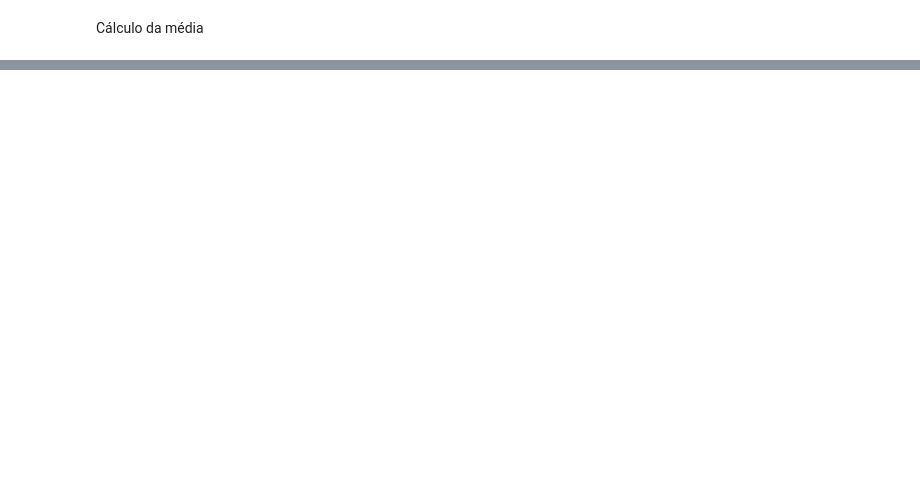
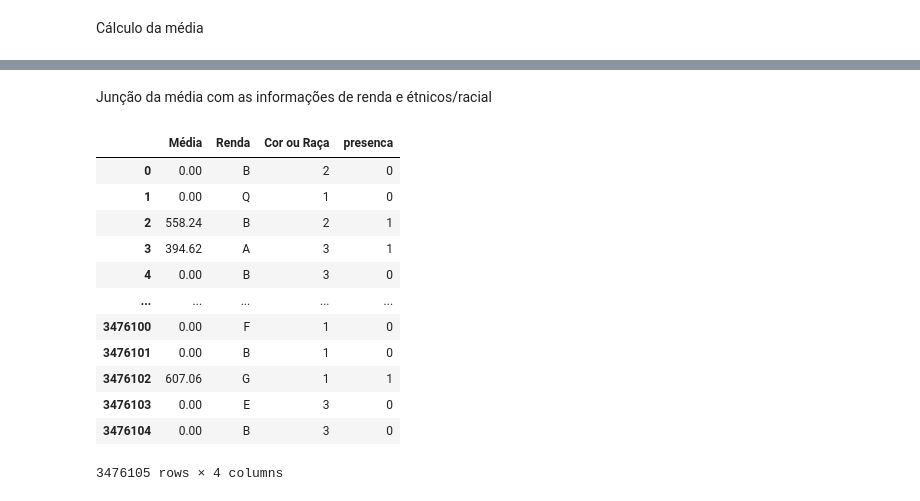
Before and after one commit to Grupo-B-Turma-2-Ada-VemSerTech/Projeto_Mod04_Ada_VemSerTech, a Jupyter notebook: Projeto.ipynb, the cells around one changed output, grey strips where cells are left out. Saved outputs shown, nothing was run; the diff lists cells and outputs as text; code cells hidden in the pictures; blank space fills up the shorter version.

```diff
--- a/Projeto.ipynb
+++ b/Projeto.ipynb
@@ -659,0 +656,21 @@ Length: 2344823, dtype: float64
+# %% [markdown]
+Junção da média com as informações de renda e étnicos/racial
+# %%
+tabela_c_ausentes = pd.DataFrame({'Média': media_notas, 'Renda': df_enem['Q006'],
+                                         'Cor ou Raça': df_enem['TP_COR_RACA'],
+                                          'presenca': df_enem['TP_PRESENCA_MT']})
+tabela_c_ausentes
+# %% [output]
+|  | Média | Renda | Cor ou Raça | presenca |
+| 0 | 0.00 | B | 2 | 0 |
+| 1 | 0.00 | Q | 1 | 0 |
+| 2 | 558.24 | B | 2 | 1 |
+| 3 | 394.62 | A | 3 | 1 |
+| 4 | 0.00 | B | 3 | 0 |
+| ... | ... | ... | ... | ... |
+| 3476100 | 0.00 | F | 1 | 0 |
+| 3476101 | 0.00 | B | 1 | 0 |
+| 3476102 | 607.06 | G | 1 | 1 |
+| 3476103 | 0.00 | E | 3 | 0 |
+| 3476104 | 0.00 | B | 3 | 0 |
+3476105 rows × 4 columns
```
Also changed, not shown: parts of 8 cells of this notebook.
